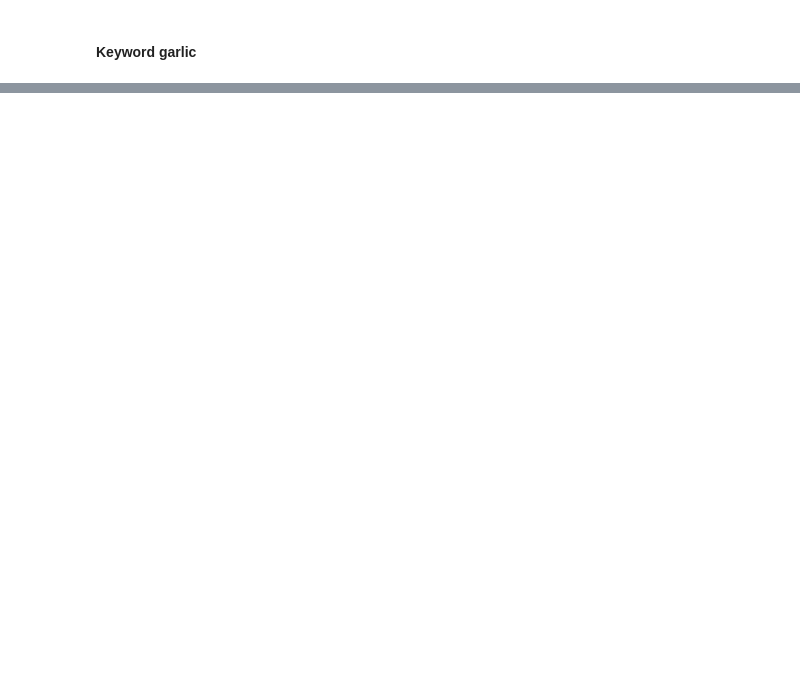
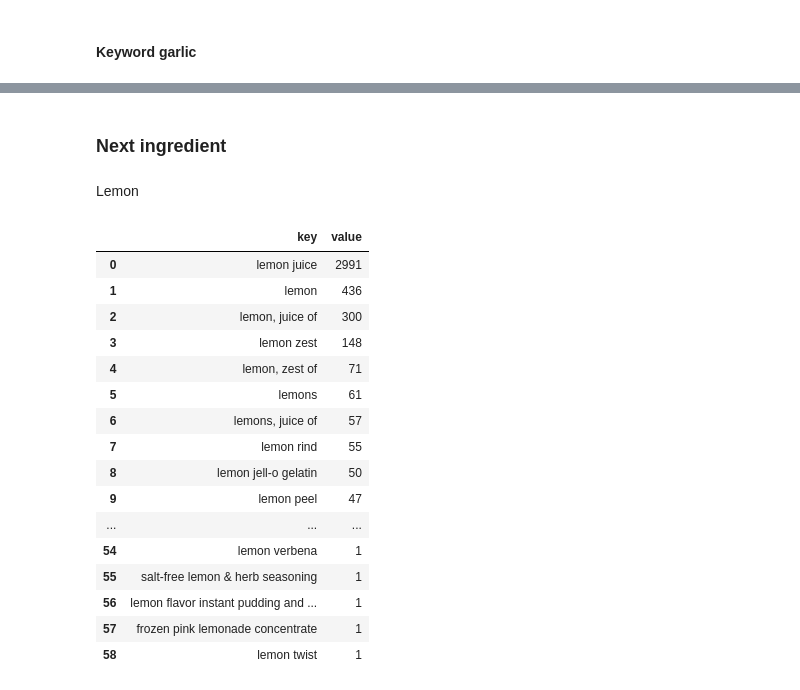
Before and after one commit to PersonalProjects-YassineXHedi/RecipeGenerator, a Jupyter notebook: data_view.ipynb, the cells around one changed output, grey strips where cells are left out. Saved outputs shown, nothing was run; the diff lists cells and outputs as text; code cells hidden in the pictures; blank space fills up the shorter version.

Commit message:
filtered more ingredients

```diff
--- a/data_view.ipynb
+++ b/data_view.ipynb
@@ -759,0 +403,42 @@ elem_and_count_df.head(45)
+# %%
+adjectives_to_remove = ['sugar-free','no-sugar-added','no-sugar-added','fat-free','non-fat']
+
+df_17 = remove_keywords_from_ingredients_df(adjectives_remove, df_16)
+
+ingredients_with_keywords = get_all_diff_ingredients_with_keyword_df('sugar',df_17)
+
+elem_and_count_dict = elem_counter_list(ingredients_with_keywords)
+
+elem_and_count_df = pd.DataFrame(list(elem_and_count_dict.items()), columns=['key', 'value'])
+# %%
+keywords = ['sugar']
+exceptions = ['sugar snap pea','sugar snap peas','frozen sugar snap peas','sugar free pistachio pudding mix']
+
+
+df_18 = replace_df_ingredients_with_keywords(keywords, exceptions, df_17)
+
+ingredients_with_keywords = get_all_diff_ingredients_with_keyword_df('sugar',df_18)
+
+elem_and_count_dict = elem_counter_list(ingredients_with_keywords)
+
+elem_and_count_df = pd.DataFrame(list(elem_and_count_dict.items()), columns=['key', 'value'])
+# %%
+replacement_dict = {
+    'sugar snap peas':'sugar snap pea',
+    'frozen sugar snap peas':'sugar snap pea',
+    'sugar free pistachio pudding mix':'pistachio pudding mix',
+    'sugar-and-spice nuts':'nuts'
+}
+
+
+df_19 = replace_old_ingredients_with_new_df(replacement_dict, df_18)
+
+ingredients_with_keywords = get_all_diff_ingredients_with_keyword_df('sugar',df_19)
+
+elem_and_count_dict = elem_counter_list(ingredients_with_keywords)
+
+elem_and_count_df = pd.DataFrame(list(elem_and_count_dict.items()), columns=['key', 'value'])
+# %% [markdown]
+### Next ingredient
+# %% [markdown]
+Lemon
@@ -759,0 +451,25 @@ elem_and_count_df.head(45)
+# %%
+ingredients_with_keywords = get_all_diff_ingredients_with_keyword_df('lemon',df_19)
+
+elem_and_count_dict = elem_counter_list(ingredients_with_keywords)
+
+elem_and_count_df = pd.DataFrame(list(elem_and_count_dict.items()), columns=['key', 'value'])
+elem_and_count_df.head(100)
+# %% [output]
+|  | key | value |
+| 0 | lemon juice | 2991 |
+| 1 | lemon | 436 |
+| 2 | lemon, juice of | 300 |
+| 3 | lemon zest | 148 |
+| 4 | lemon, zest of | 71 |
+| 5 | lemons | 61 |
+| 6 | lemons, juice of | 57 |
+| 7 | lemon rind | 55 |
+| 8 | lemon jell-o gelatin | 50 |
+| 9 | lemon peel | 47 |
+| ... | ... | ... |
+| 54 | lemon verbena | 1 |
+| 55 | salt-free lemon & herb seasoning | 1 |
+| 56 | lemon flavor instant pudding and ... | 1 |
+| 57 | frozen pink lemonade concentrate | 1 |
+| 58 | lemon twist | 1 |
```
Also changed, not shown: parts of 33 cells of this notebook.
